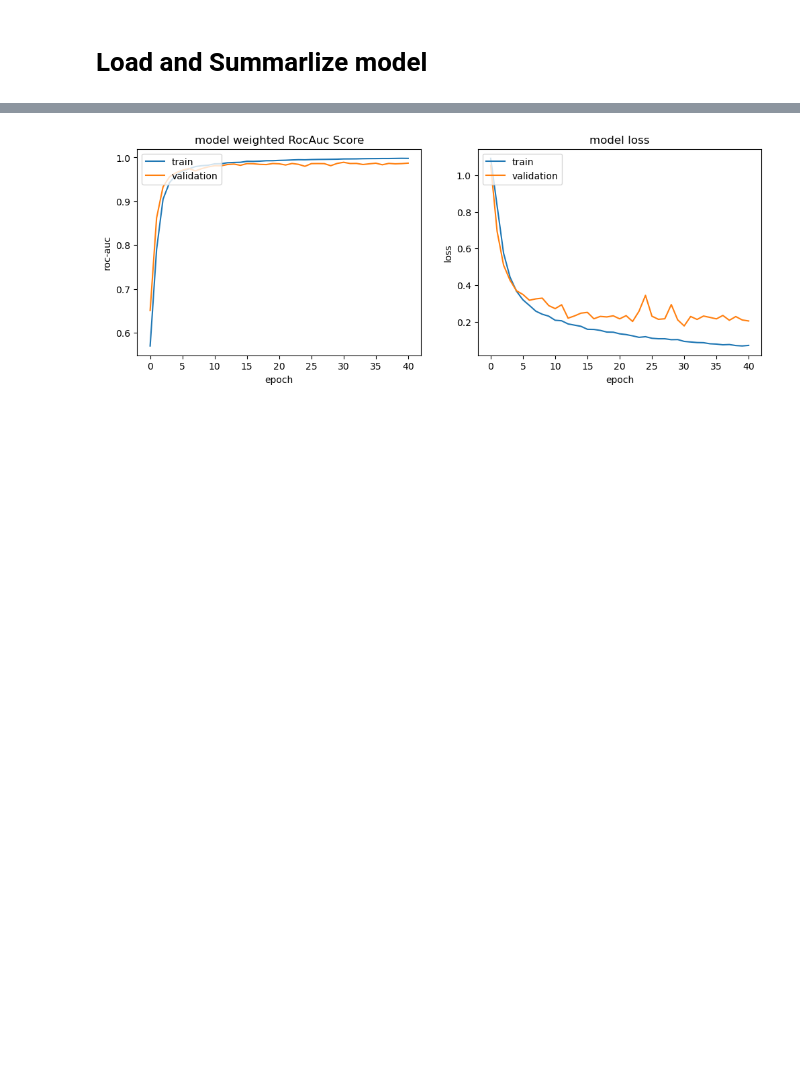
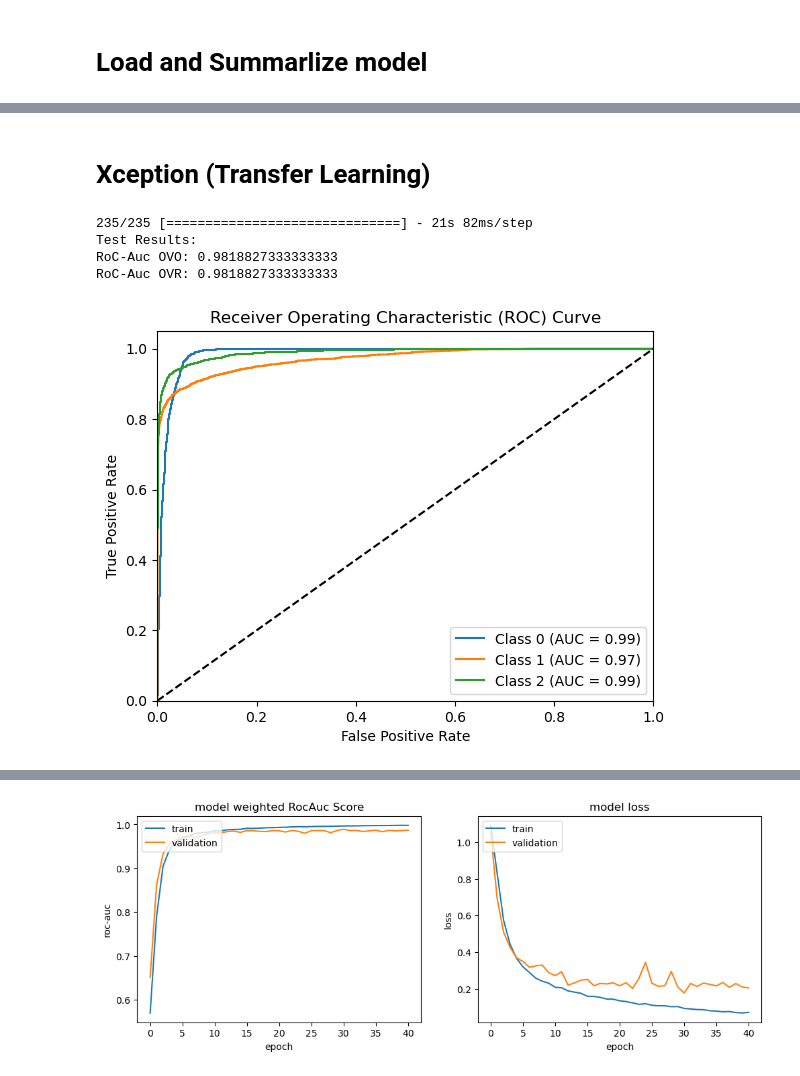
Before and after one commit to wan19990901/gsoc_DeepLensing, a Jupyter notebook: commontask1.ipynb, the cells around one changed output, grey strips where cells are left out. Drawn from its saved outputs; the diff is of its cells as text; code cells hidden in the pictures; blank space fills up the shorter version.

```diff
--- a/commontask1.ipynb
+++ b/commontask1.ipynb
@@ -577,0 +422,11 @@ RoC-Auc OVR: 0.7975303733333332
+# %% [markdown]
+# Xception (Transfer Learning)
+# %%
+xception = Transfer_Learning_model(Xception(weights='imagenet', include_top=False, input_shape=(150, 150, 3)))
+load_evaluate_summarize_model(xception,'model_weights/xce_weights.h5', test_ds)
+# %% [output]
+235/235 [==============================] - 21s 82ms/step
+Test Results:
+RoC-Auc OVO: 0.9818827333333333
+RoC-Auc OVR: 0.9818827333333333
+[figure, added]
```
Also changed, not shown: parts of 31 cells of this notebook, 4 other files.
